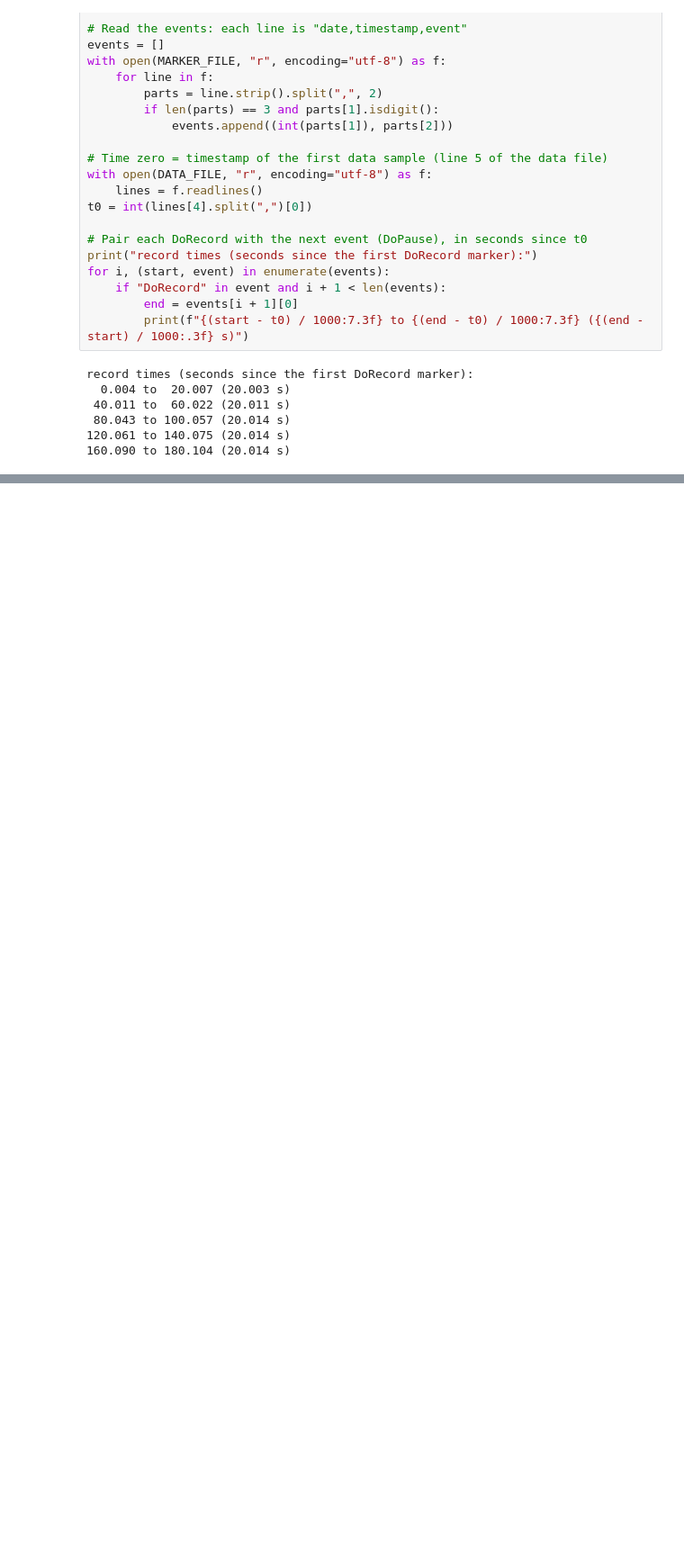
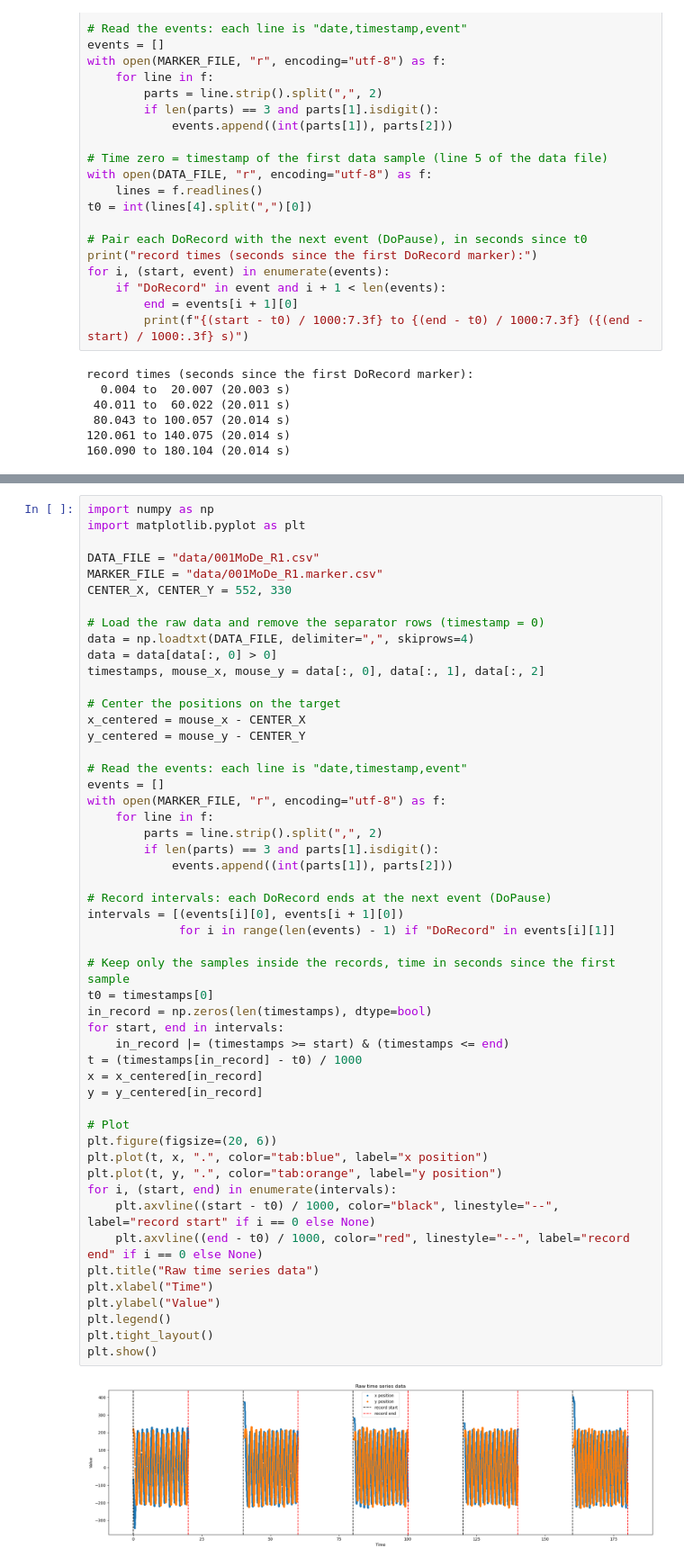
Before and after one commit to damienclanet080805-netizen/Circular-task-D, a Jupyter notebook: Circular task D.ipynb, the cells around one changed output, grey strips where cells are left out. Shown at 90% size. Cells and saved outputs as stored; diff of their text form; blank space fills up the shorter version.

Commit message:
Raw Time Series

```diff
--- a/Circular task D.ipynb
+++ b/Circular task D.ipynb
@@ -186,0 +191,53 @@ record times (seconds since the first DoRecord marker):
+# %%
+import numpy as np
+import matplotlib.pyplot as plt
+
+DATA_FILE = "data/001MoDe_R1.csv"
+MARKER_FILE = "data/001MoDe_R1.marker.csv"
+CENTER_X, CENTER_Y = 552, 330
+
+# Load the raw data and remove the separator rows (timestamp = 0)
+data = np.loadtxt(DATA_FILE, delimiter=",", skiprows=4)
+data = data[data[:, 0] > 0]
+timestamps, mouse_x, mouse_y = data[:, 0], data[:, 1], data[:, 2]
+
+# Center the positions on the target
+x_centered = mouse_x - CENTER_X
+y_centered = mouse_y - CENTER_Y
+
+# Read the events: each line is "date,timestamp,event"
+events = []
+with open(MARKER_FILE, "r", encoding="utf-8") as f:
+    for line in f:
+        parts = line.strip().split(",", 2)
+        if len(parts) == 3 and parts[1].isdigit():
+            events.append((int(parts[1]), parts[2]))
+
+# Record intervals: each DoRecord ends at the next event (DoPause)
+intervals = [(events[i][0], events[i + 1][0])
+             for i in range(len(events) - 1) if "DoRecord" in events[i][1]]
+
+# Keep only the samples inside the records, time in seconds since the first sample
+t0 = timestamps[0]
+in_record = np.zeros(len(timestamps), dtype=bool)
+for start, end in intervals:
+    in_record |= (timestamps >= start) & (timestamps <= end)
+t = (timestamps[in_record] - t0) / 1000
+x = x_centered[in_record]
+y = y_centered[in_record]
+
+# Plot
+plt.figure(figsize=(20, 6))
+plt.plot(t, x, ".", color="tab:blue", label="x position")
+plt.plot(t, y, ".", color="tab:orange", label="y position")
+for i, (start, end) in enumerate(intervals):
+    plt.axvline((start - t0) / 1000, color="black", linestyle="--", label="record start" if i == 0 else None)
+    plt.axvline((end - t0) / 1000, color="red", linestyle="--", label="record end" if i == 0 else None)
+plt.title("Raw time series data")
+plt.xlabel("Time")
+plt.ylabel("Value")
+plt.legend()
+plt.tight_layout()
+plt.show()
+# %% [output]
+[figure, added]
```
Also changed, not shown: parts of 1 cell of this notebook.
